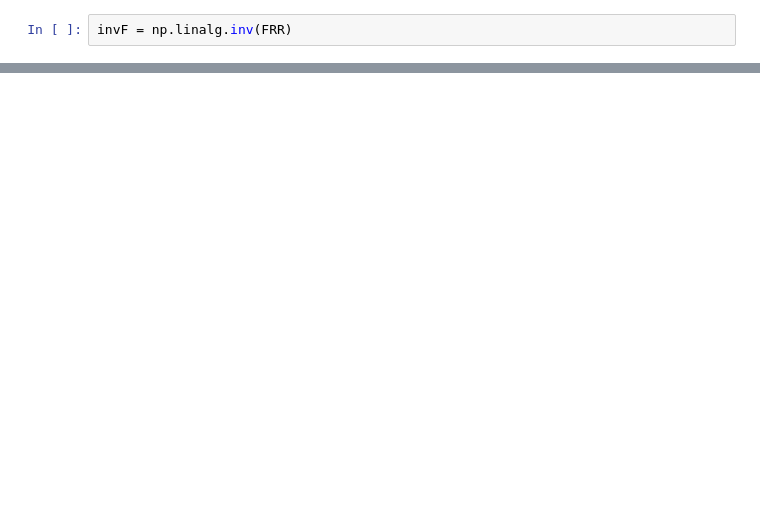
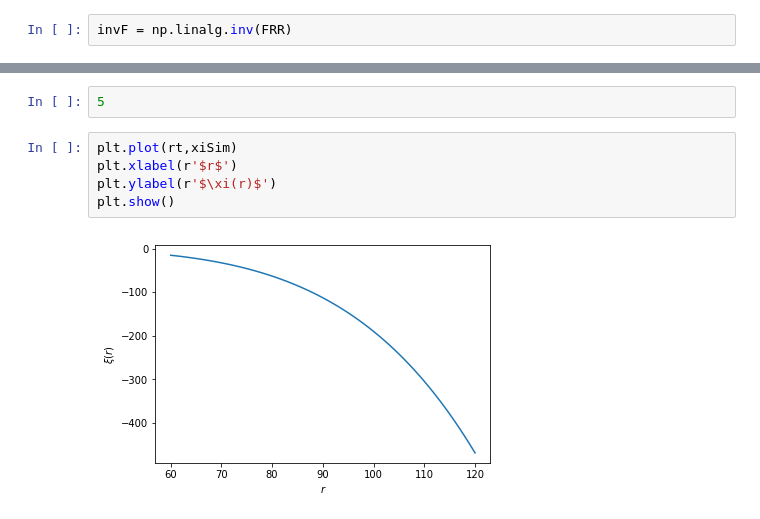
Before and after one commit to marmusso/xi-without-bins, a Jupyter notebook: XiLag-quad.ipynb, the cells around one changed output, grey strips where cells are left out. Saved outputs shown, nothing was run; the diff lists cells and outputs as text; blank space fills up the shorter version.

```diff
--- a/XiLag-quad.ipynb
+++ b/XiLag-quad.ipynb
@@ -226,0 +225,9 @@ plt.show()
+# %%
+5
+# %%
+plt.plot(rt,xiSim)
+plt.xlabel(r'$r$')
+plt.ylabel(r'$\xi(r)$')
+plt.show()
+# %% [output]
+[figure, added]
```
Also changed, not shown: parts of 13 cells of this notebook.
